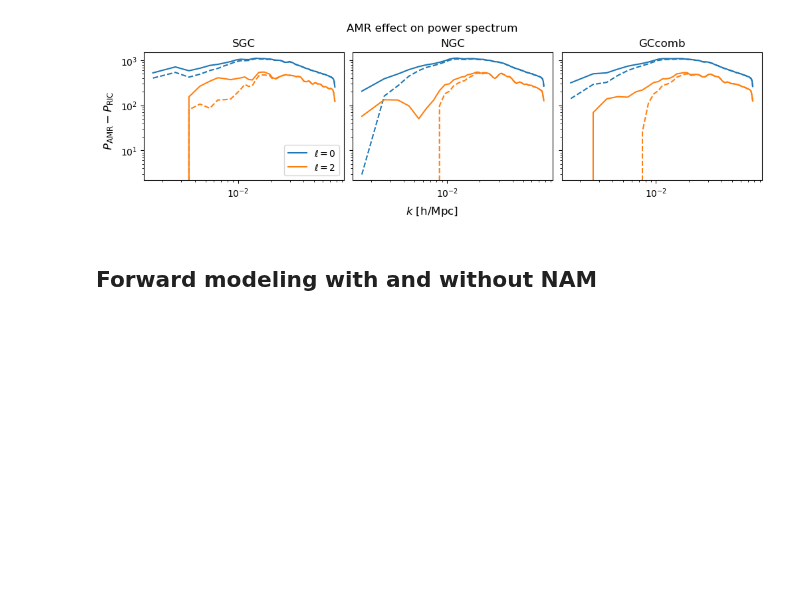
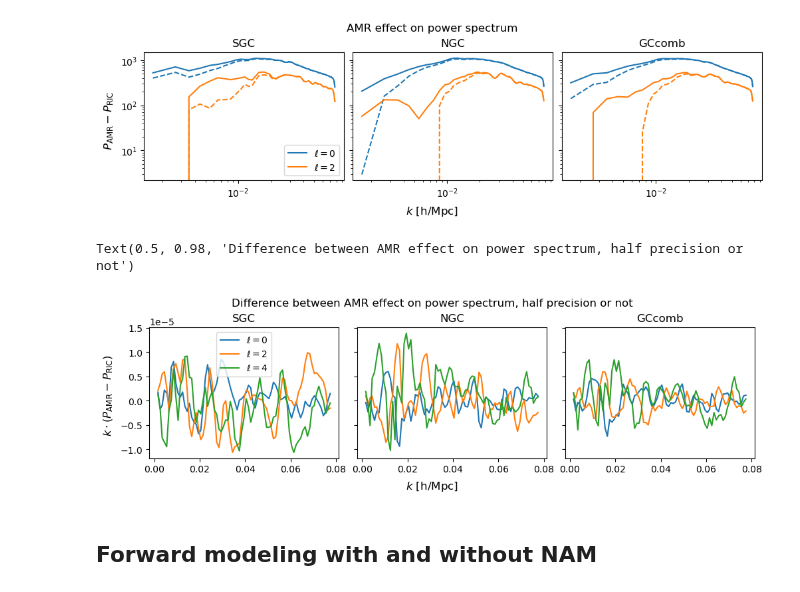
Before and after one commit to domichbt/DESI_forward_window, a Jupyter notebook: notebooks/autocorr_forward_example.ipynb, the cells around one changed output. Cells and saved outputs as stored; diff of their text form; code cells hidden in the pictures; blank space fills up the shorter version.

Commit message:
add half_precision option to prepare_AMR

```diff
--- a/notebooks/autocorr_forward_example.ipynb
+++ b/notebooks/autocorr_forward_example.ipynb
@@ -325,6 +335,25 @@ plt.title("AMR-corrected power spectrum")
 # %% [output]
 Text(0.5, 1.0, 'AMR-corrected power spectrum')
 [figure]
+# %%
+pks_amr_half = [
+    fw_jit(
+        *fkp_fields,
+        theory=theory,
+        seed=jax.random.key(i * 3 + 87),
+        los=LOS,
+        unitary_amplitude=UNITARY_AMPLITUDE,
+        ric_args=ric_args,
+        amr_args=amr_args_half,
+        nam_args=None,
+        fkp_norms=fkp_norms,
+        binner=binner,
+        estimator_weights="weight_FKP",
+        data_regions=ric_args.data_regions,
+        randoms_regions=ric_args.randoms_regions,
+    )
+    for i in tqdm(range(nreal_fw), desc="AMR forward modeling (half precision")
+]
 # %%
 fig, axes = plt.subplots(1, 3, figsize=(10, 3), sharey=True, sharex=True, layout="constrained")
 
@@ -387,6 +416,37 @@ fig.suptitle("AMR effect on power spectrum")
 # %% [output]
 Text(0.5, 0.98, 'AMR effect on power spectrum')
 [figure]
+# %%
+fig, axes = plt.subplots(1, 3, figsize=(10, 3), sharey=True, sharex=True, layout="constrained")
+
+avg_effect_amr = [lss.mean([pk_amr.clone(value=pk_amr.value() - pk_ric.value()) for pk_ric, pk_amr in zip(pks_ric_group, pks_amr_group)]) for pks_ric_group, pks_amr_group in zip(zip(*pks_ric), zip(*pks_amr))]
+avg_effect_amr_half = [lss.mean([pk_amr.clone(value=pk_amr.value() - pk_ric.value()) for pk_ric, pk_amr in zip(pks_ric_group, pks_amr_group)]) for pks_ric_group, pks_amr_group in zip(zip(*pks_ric), zip(*pks_amr_half))]
+
+for isurvey, (ax, nsurvey) in enumerate(zip(axes, ["SGC", "NGC"], strict=False)):
+    for ell in [0, 2, 4]:
+        pole = avg_effect_amr[isurvey].get(ell)
+        pole_half = avg_effect_amr_half[isurvey].get(ell)
+        k = pole.coords("k")
+        ax.plot(k, k * (pole.value() - pole_half.value()), color=f"C{ell//2}", label=f"$\\ell = ${ell}")
+    ax.set_title(nsurvey)
+
+ax = axes[2]
+cov = lss.cov([pk_amr[0].clone(value=sum(pk_amr).value() - sum(pk_ric).value()) for pk_ric, pk_amr in zip(pks_ric, pks_amr)])
+for ell in [0, 2, 4]:
+    pole = (avg_effect_amr[0] + avg_effect_amr[1]).get(ell)
+    pole_half = (avg_effect_amr_half[0] + avg_effect_amr_half[1]).get(ell)
+    k = pole.coords("k")
+    ax.plot(k, k * (pole.value() - pole_half.value()), color=f"C{ell//2}", label=f"$\\ell = ${ell}")
+ax.set_title("GCcomb")
+
+axes[0].legend()
+fig.supxlabel("$k$ [h/Mpc]")
+fig.supylabel(r"$k \cdot (P_\mathrm{AMR} - P_\mathrm{RIC})$")
+fig.suptitle("Difference between AMR effect on power spectrum, half precision or not")
+# ax.set_xscale("log")
+# %% [output]
+Text(0.5, 0.98, 'Difference between AMR effect on power spectrum, half precision or not')
+[figure, added]
 # %% [markdown]
 ## Forward modeling with and without NAM
 # %%
```
Also changed, not shown: parts of 1 cell of this notebook, 1 other file.
